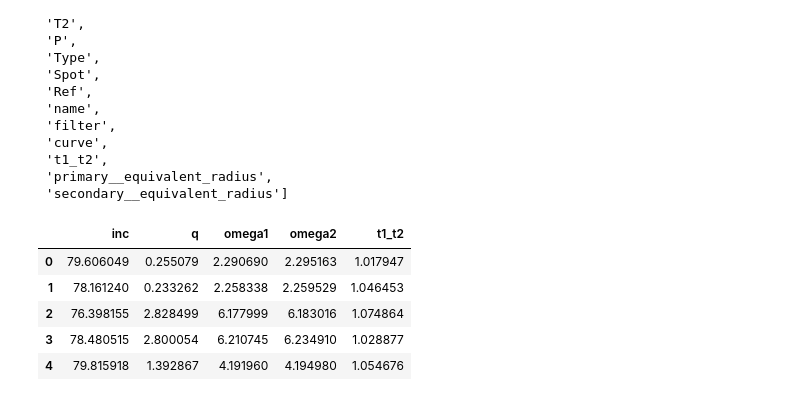
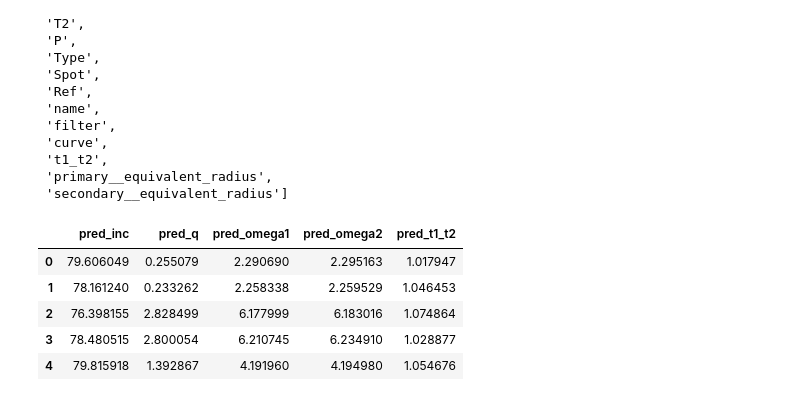
Before and after one commit to AdriNemcikova/DP, a Jupyter notebook: NORM_observed_pred.ipynb, the cells around one changed output. Drawn from its saved outputs; the diff is of its cells as text; code cells hidden in the pictures.

```diff
--- a/NORM_observed_pred.ipynb
+++ b/NORM_observed_pred.ipynb
@@ -247,14 +278,14 @@ pred_denorm = scaler.inverse_transform(pred_over)
 # %%
 pred_denorm_over_df = pd.DataFrame(pred_denorm,
                         columns = [
-                        "inc",
-                        "q",
-                        "omega1",
-                        "omega2",
-                        "t1_t2"])
+                        "pred_inc",
+                        "pred_q",
+                        "pred_omega1",
+                        "pred_omega2",
+                        "pred_t1_t2"])
 pred_denorm_over_df.head()
 # %% [output]
-|  | inc | q | omega1 | omega2 | t1_t2 |
+|  | pred_inc | pred_q | pred_omega1 | pred_omega2 | pred_t1_t2 |
 | 0 | 79.606049 | 0.255079 | 2.290690 | 2.295163 | 1.017947 |
 | 1 | 78.161240 | 0.233262 | 2.258338 | 2.259529 | 1.046453 |
 | 2 | 76.398155 | 2.828499 | 6.177999 | 6.183016 | 1.074864 |
```
Also changed, not shown: parts of 11 cells of this notebook, 3 other files.
